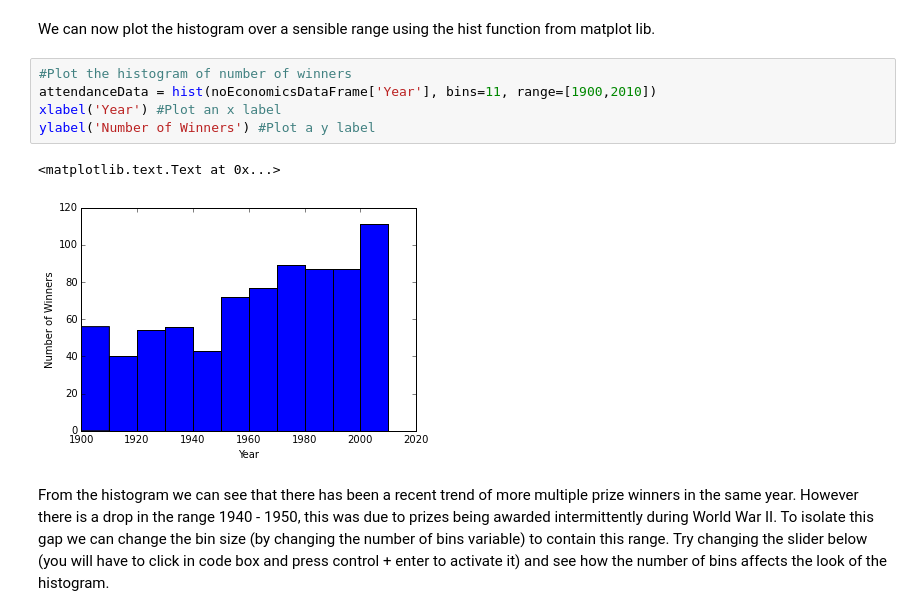
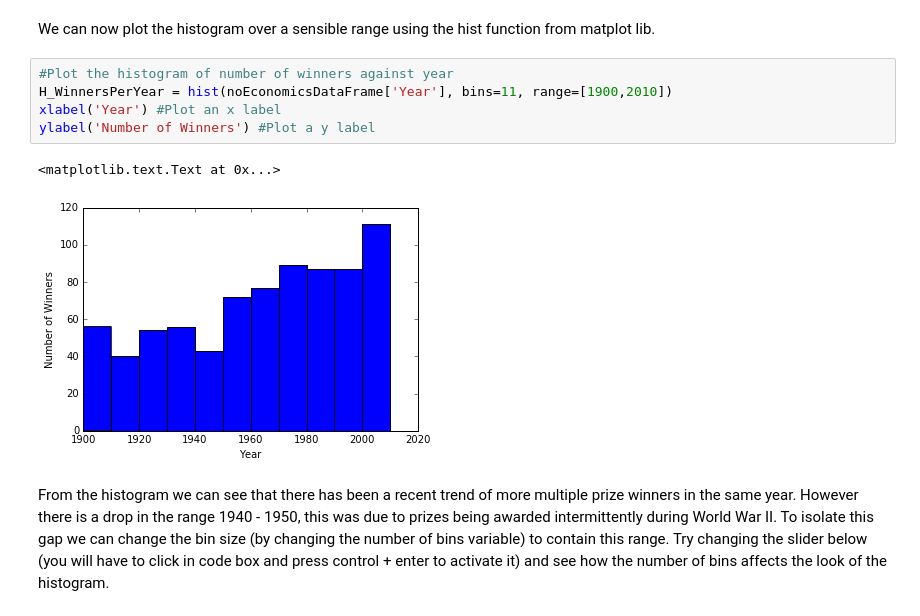
Before and after one commit to lhcb/opendata-project, a Jupyter notebook: Example-Analysis.ipynb, the cells around one changed output. Drawn from its saved outputs; the diff is of its cells as text.

```diff
--- a/Example-Analysis.ipynb
+++ b/Example-Analysis.ipynb
@@ -81,13 +88,13 @@ noEconomicsDataFrame.tail(3)
 # %% [markdown]
 We can now plot the histogram over a sensible range using the hist function from matplot lib.
 # %%
-#Plot the histogram of number of winners
-attendanceData = hist(noEconomicsDataFrame['Year'], bins=11, range=[1900,2010])
+#Plot the histogram of number of winners against year
+H_WinnersPerYear = hist(noEconomicsDataFrame['Year'], bins=11, range=[1900,2010])
 xlabel('Year') #Plot an x label
 ylabel('Number of Winners') #Plot a y label
 # %% [output]
 <matplotlib.text.Text at 0x...>
-[figure, old version]
+[figure, new version]
 # %% [markdown]
 From the histogram we can see that there has been a recent trend of more multiple prize winners in the same year. However there is a drop in the range 1940 - 1950, this was due to prizes being awarded intermittently during World War II. To isolate this gap we can change the bin size (by changing the number of bins variable) to contain this range. Try changing the slider below (you will have to click in code box and press control + enter to activate it) and see how the number of bins affects the look of the histogram.
 # %%
```
Also changed, not shown: parts of 17 cells of this notebook, 23 other files.
